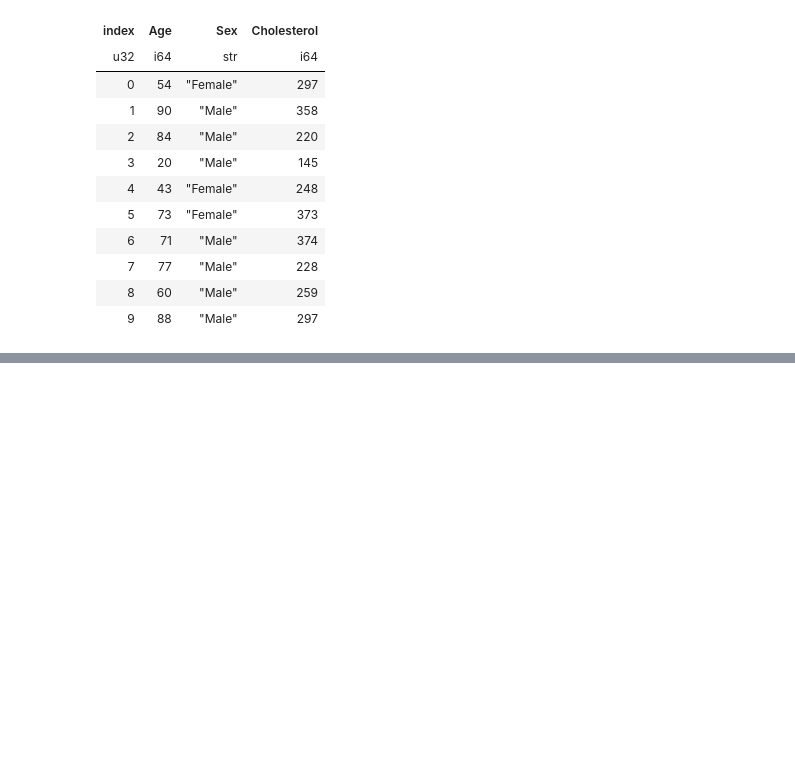
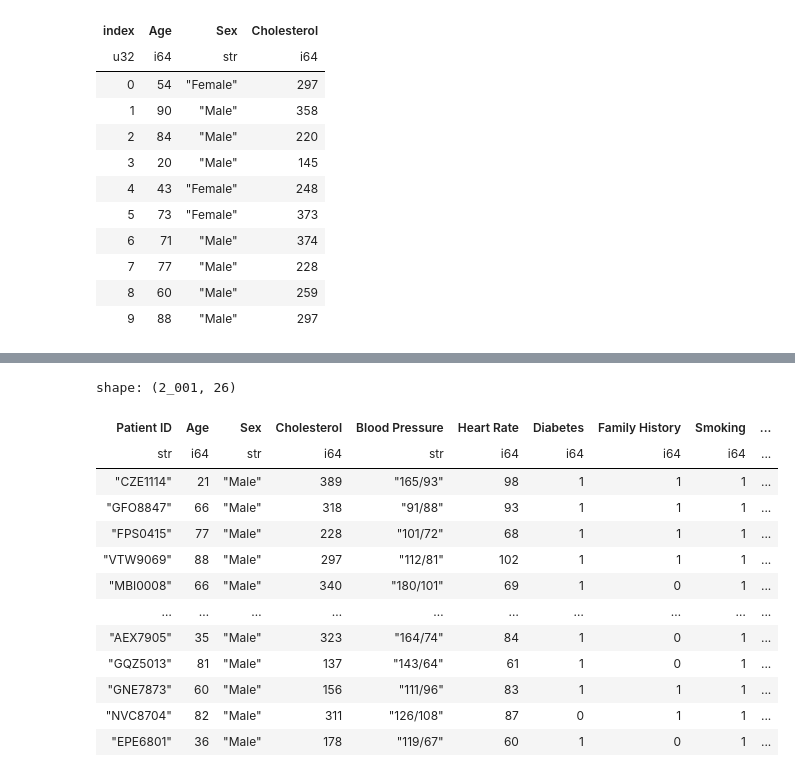
Before and after one commit to NHS-South-Central-and-West/learning-python, a Jupyter notebook: practical-python/polar-exploration/eda_with_polars.ipynb, the cells around one changed output, grey strips where cells are left out. Cells and saved outputs as stored; diff of their text form; code cells hidden in the pictures; blank space fills up the shorter version.

```diff
--- a/practical-python/polar-exploration/eda_with_polars.ipynb
+++ b/practical-python/polar-exploration/eda_with_polars.ipynb
@@ -255,0 +297,21 @@ shape: (10, 4)
+# %%
+# Simple **kwargs syntax
+
+unhealthy_chaps_2 = df_import.filter(Diet="Unhealthy",Sex="Male")
+
+unhealthy_chaps_2
+# %% [output]
+shape: (2_001, 26)
+| Patient ID | Age | Sex | Cholesterol | Blood Pressure | Heart Rate | Diabetes | Family History | Smoking | ... |
+| str | i64 | str | i64 | str | i64 | i64 | i64 | i64 | ... |
+| "CZE1114" | 21 | "Male" | 389 | "165/93" | 98 | 1 | 1 | 1 | ... |
+| "GFO8847" | 66 | "Male" | 318 | "91/88" | 93 | 1 | 1 | 1 | ... |
+| "FPS0415" | 77 | "Male" | 228 | "101/72" | 68 | 1 | 1 | 1 | ... |
+| "VTW9069" | 88 | "Male" | 297 | "112/81" | 102 | 1 | 1 | 1 | ... |
+| "MBI0008" | 66 | "Male" | 340 | "180/101" | 69 | 1 | 0 | 1 | ... |
+| … | … | … | … | … | … | … | … | … | ... |
+| "AEX7905" | 35 | "Male" | 323 | "164/74" | 84 | 1 | 0 | 1 | ... |
+| "GQZ5013" | 81 | "Male" | 137 | "143/64" | 61 | 1 | 0 | 1 | ... |
+| "GNE7873" | 60 | "Male" | 156 | "111/96" | 83 | 1 | 1 | 1 | ... |
+| "NVC8704" | 82 | "Male" | 311 | "126/108" | 87 | 0 | 1 | 1 | ... |
+| "EPE6801" | 36 | "Male" | 178 | "119/67" | 60 | 1 | 0 | 1 | ... |
```
Also changed, not shown: parts of 10 cells of this notebook.
